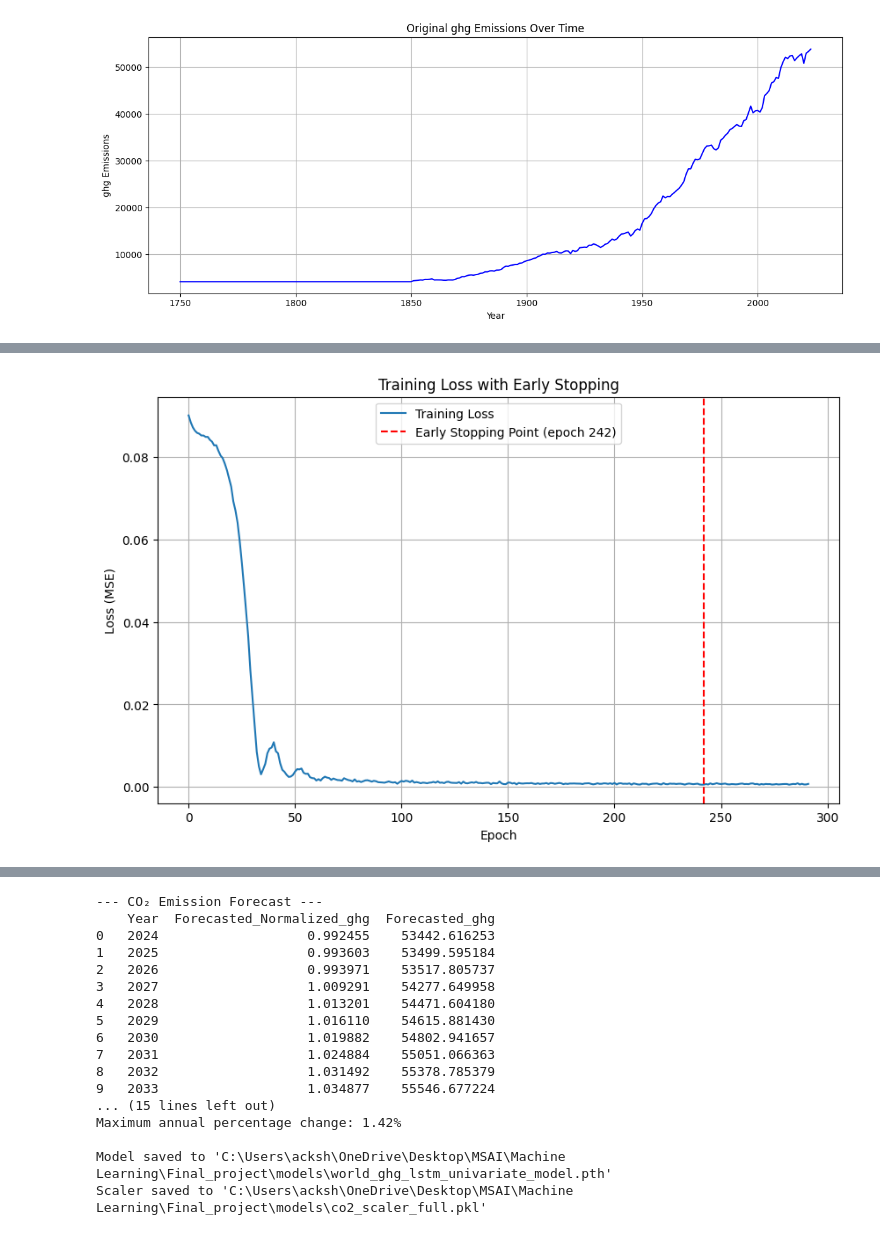
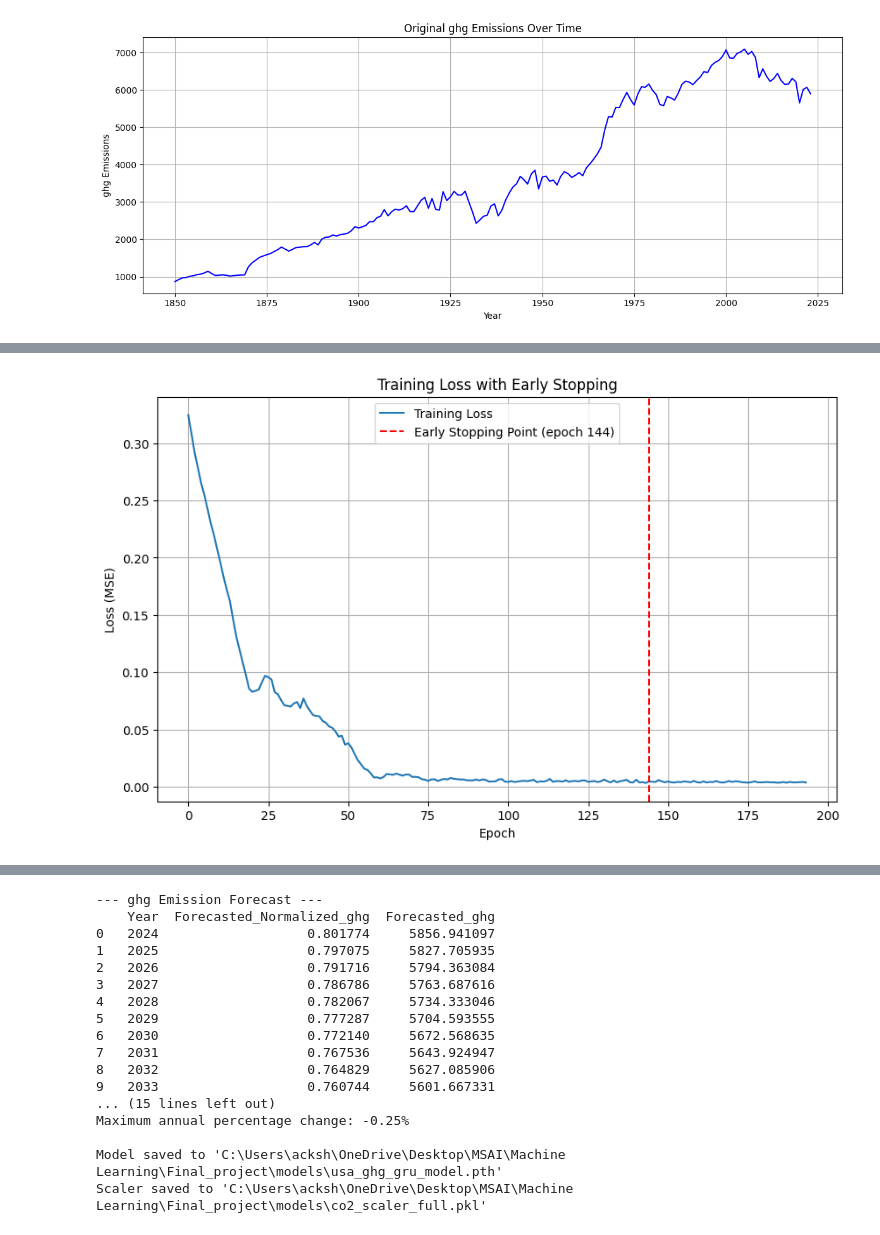
Before and after one commit to Ackshay206/Carbon_Emission_Trend_Forecast, a Jupyter notebook: notebooks/Forecasting_using_LSTM.IPYNB, the cells around one changed output, grey strips where cells are left out. Saved outputs shown, nothing was run; the diff lists cells and outputs as text; code cells hidden in the pictures.

```diff
--- a/notebooks/Forecasting_using_LSTM.IPYNB
+++ b/notebooks/Forecasting_using_LSTM.IPYNB
@@ -131,10 +115,10 @@ def train_model_with_early_stopping(X, y, device, patience=40):
     print(f"Input shape: {X.shape}, Output shape: {y.shape}")
 
     # Initialize model
-    model = LSTMModel(
+    model = GRUModel(
         input_size=1,  # Single feature (past CO2 values)
-        hidden_size=64,
-        num_layers=2,
+        hidden_size=32,
+        num_layers=3,
         dropout=0.2
     ).to(device)
 
@@ -305,3 +289,9 @@ def forecast_future(model, X, df, scaler, forecast_years=10, device='cpu'):
     }
 
     return forecasted, forecasted_co2, future_years, metrics
+# %%
+torch.cuda.empty_cache()
+file_path = r"C:\Users\acksh\OneDrive\Desktop\MSAI\Machine Learning\Final_project\data\processed_data\United_states.csv"
+df = pd.read_csv(file_path)
+df['total_ghg'].isnull().sum()
+print(df['total_ghg'])
@@ -308,11 +311,9 @@ def forecast_future(model, X, df, scaler, forecast_years=10, device='cpu'):
 # %%
-torch.cuda.empty_cache()
-file_path = r"C:\Users\acksh\OneDrive\Desktop\MSAI\Machine Learning\Final_project\data\processed_data\World.csv"
-df = pd.read_csv(file_path)
+
 
 # Plot original CO2 data
 plt.figure(figsize=(12, 5))
-plt.plot(df['year'], df['total_ghg'], label='Original CO₂', color='blue')
+plt.plot(df['year'], df['total_ghg'], label='Original ghg', color='blue')
 plt.title("Original ghg Emissions Over Time")
 plt.xlabel("Year")
 plt.ylabel("ghg Emissions")
@@ -324,7 +325,7 @@ plt.show()
 data, scaler = preprocess_data(df)
 
 # Create sequences
-sequence_length = 5
+sequence_length = 10
 X, y = create_sequences(data, sequence_length)
 print(f"X shape: {X.shape}, y shape: {y.shape}")
 
@@ -346,7 +347,7 @@ forecast_df = pd.DataFrame({
     'Forecasted_Normalized_ghg': forecasted_norm,
     'Forecasted_ghg': forecasted_co2
 })
-print("\n--- CO₂ Emission Forecast ---")
+print("\n--- ghg Emission Forecast ---")
 print(forecast_df)
 
 # Print summary of metrics again for clarity
@@ -357,14 +358,14 @@ print(f"Minimum annual percentage change: {metrics['min_annual_pct_change']:.2f}
 print(f"Maximum annual percentage change: {metrics['max_annual_pct_change']:.2f}%")
 
 # Save the model and scaler
-model_path = r'C:\Users\acksh\OneDrive\Desktop\MSAI\Machine Learning\Final_project\models\world_ghg_lstm_univariate_model.pth'
+model_path = r'C:\Users\acksh\OneDrive\Desktop\MSAI\Machine Learning\Final_project\models\usa_ghg_gru_model.pth'
 scaler_path = r'C:\Users\acksh\OneDrive\Desktop\MSAI\Machine Learning\Final_project\models\co2_scaler_full.pkl'
 
-torch.save(model.state_dict(), model_path)
+torch.save(model, model_path)
 with open(scaler_path, 'wb') as f:
     pickle.dump(scaler, f)
 
 print(f"\nModel saved to '{model_path}'")
 print(f"Scaler saved to '{scaler_path}'")
 # %% [output]
-[figure, old version]
+[figure, new version]
@@ -388 +389 @@ Best loss: 0.000543
-[figure, old version]
+[figure, new version]
@@ -391,19 +392,19 @@ Training complete! Best loss: 0.000543
---- CO₂ Emission Forecast ---
+--- ghg Emission Forecast ---
     Year  Forecasted_Normalized_ghg  Forecasted_ghg
-0   2024                   0.992455    53442.616253
-1   2025                   0.993603    53499.595184
-2   2026                   0.993971    53517.805737
-3   2027                   1.009291    54277.649958
-4   2028                   1.013201    54471.604180
-5   2029                   1.016110    54615.881430
-6   2030                   1.019882    54802.941657
-7   2031                   1.024884    55051.066363
-8   2032                   1.031492    55378.785379
-9   2033                   1.034877    55546.677224
+0   2024                   0.801774     5856.941097
+1   2025                   0.797075     5827.705935
+2   2026                   0.791716     5794.363084
+3   2027                   0.786786     5763.687616
+4   2028                   0.782067     5734.333046
+5   2029                   0.777287     5704.593555
+6   2030                   0.772140     5672.568635
+7   2031                   0.767536     5643.924947
+8   2032                   0.764829     5627.085906
+9   2033                   0.760744     5601.667331
 ... (15 lines left out)
-Maximum annual percentage change: 1.42%
+Maximum annual percentage change: -0.25%
 
-Model saved to 'C:\Users\acksh\OneDrive\Desktop\MSAI\Machine Learning\Final_project\models\world_ghg_lstm_univariate_model.pth'
+Model saved to 'C:\Users\acksh\OneDrive\Desktop\MSAI\Machine Learning\Final_project\models\usa_ghg_gru_model.pth'
 Scaler saved to 'C:\Users\acksh\OneDrive\Desktop\MSAI\Machine Learning\Final_project\models\co2_scaler_full.pkl'
 # %%
 def split_data(df, test_ratio=0.05):
```
Also changed, not shown: parts of 12 cells of this notebook, 43 other files.
